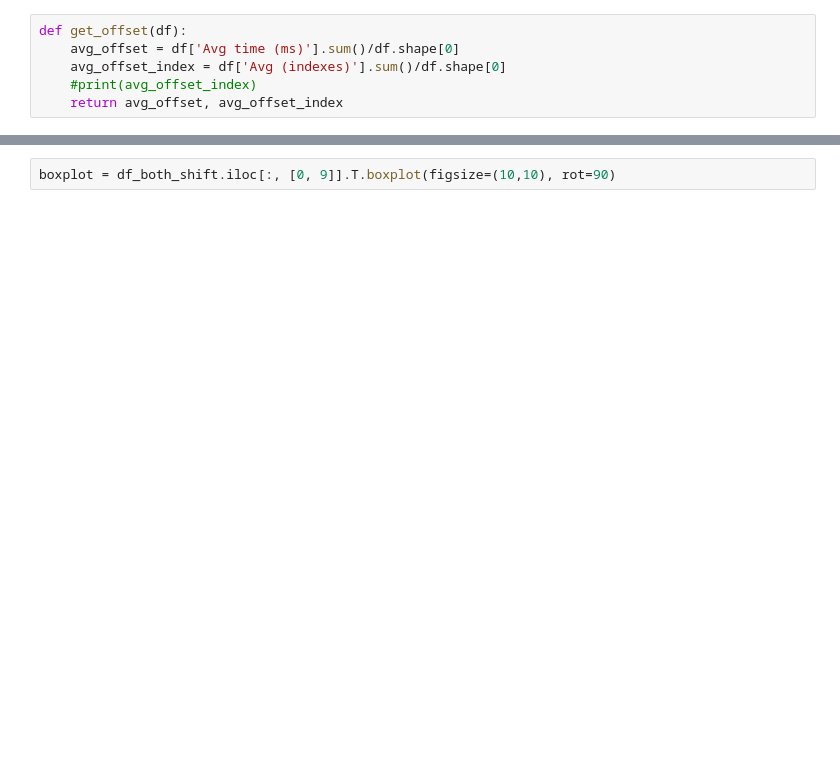
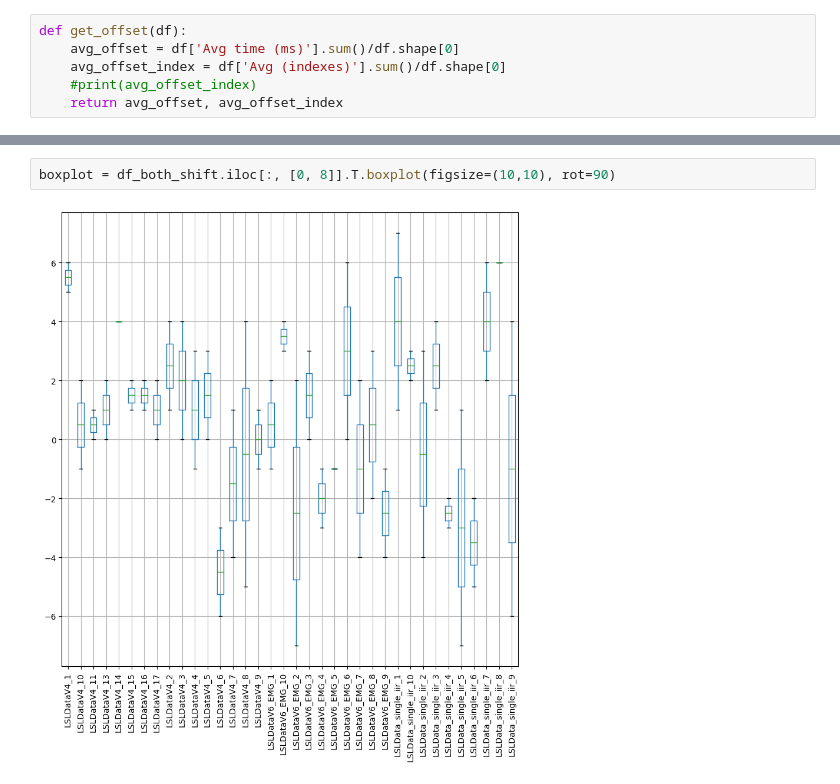
Before and after one commit to Ofplarsen/Bachelor_BCISpeller_Analyses, a Jupyter notebook: jitter/peak_analysis_iir.ipynb, the cells around one changed output, grey strips where cells are left out. Cells and saved outputs as stored; diff of their text form; blank space fills up the shorter version.

```diff
--- a/jitter/peak_analysis_iir.ipynb
+++ b/jitter/peak_analysis_iir.ipynb
@@ -279,2 +319,4 @@ ValueError: boxplot method requires numerical columns, nothing to plot.
 # %%
-boxplot = df_both_shift.iloc[:, [0, 9]].T.boxplot(figsize=(10,10), rot=90)
+boxplot = df_both_shift.iloc[:, [0, 8]].T.boxplot(figsize=(10,10), rot=90)
+# %% [output]
+[figure, added]
```
Also changed, not shown: parts of 8 cells of this notebook, 1 other file.
